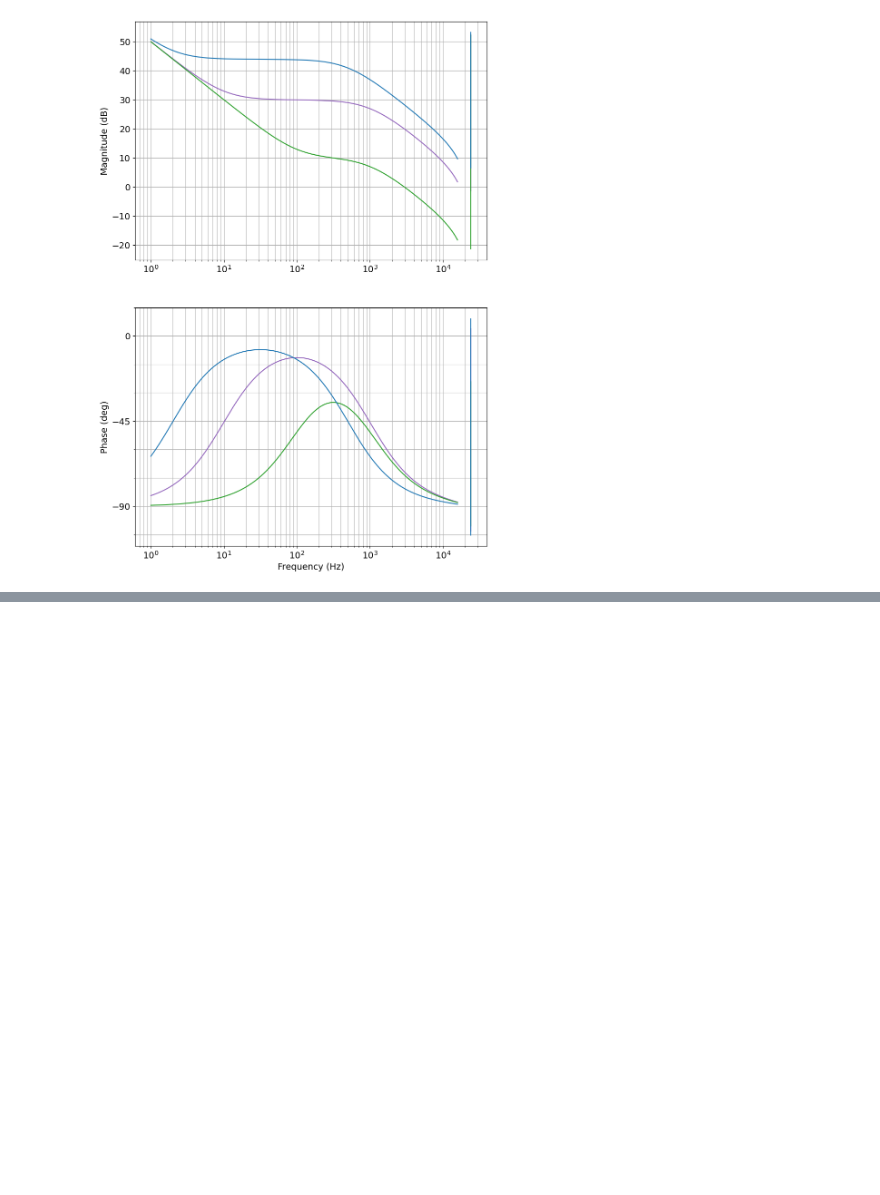
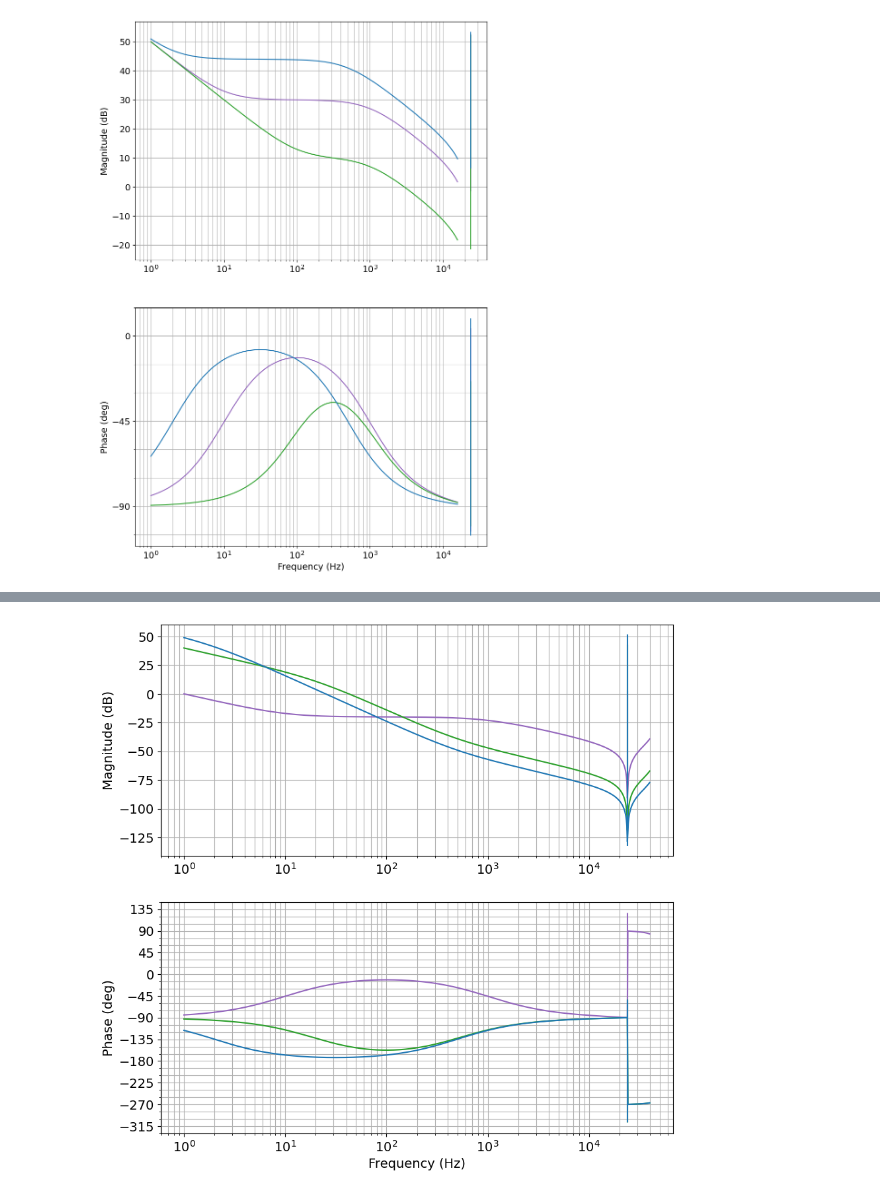
Before and after one commit to mirtcho/motor_control, a Jupyter notebook: jupyter/Untitled5.ipynb, the cells around one changed output, grey strips where cells are left out. Saved outputs shown, nothing was run; the diff lists cells and outputs as text; code cells hidden in the pictures; blank space fills up the shorter version.

```diff
--- a/jupyter/Untitled5.ipynb
+++ b/jupyter/Untitled5.ipynb
@@ -98,3 +98,93 @@ bodeIIRReversedpp = control.bode(hIIRReversedpp, w, dB=1,Hz=1,color='tab:blue')
 #define VBS1 (0.0025409805314674395f)
 #define VBS2 (-1.939895646774175f)
 [figure]
+# %%
+import matplotlib.pyplot as plt
+from matplotlib.widgets import Cursor
+import numpy as np
+import time
+plt.rcParams['font.size'] = 14
+plt.rcParams["figure.figsize"] = 10.0,10.0
+import os
+import control
+
+f = np.logspace(0,4.6,1000)
+f.min()
+f.max()
+len(f)
+w = 2*np.pi*f
+s = control.TransferFunction.s
+
+#################################################################
+#Use Fp0 for the gain amplification of the system
+Fsw = 48000 #Hz
+Fp0 = 1#Hz
+Fz1 = 10 #Hz -adjustable
+Fp1 = 1000 #Hz - adjustale
+# Fp1 = 5000 #Hz
+
+Ts = (1/Fsw)
+Wp0=(Fp0*2*np.pi)
+Wz1=(Fz1*2*np.pi)
+Wp1=(Fp1*2*np.pi)
+
+B0 = ((Ts*Wp0*Wp1*(2+Ts*Wz1)) / (2*(2+Ts*Wp1)*(Wz1)))
+B1 = ((Ts*Ts*Wp0*Wp1) / (2+Ts*Wp1))
+B2 = ((Ts*Wp0*Wp1*(-2+Ts*Wz1)) / (2*(2+Ts*Wp1)*Wz1))
+
+A0 = 1
+A1 = (4 / (2+Ts*Wp1))
+A2 = (-2+Ts*Wp1) / (4 / 2+Ts*Wp1)
+
+print("########### Use the values below for the digital compensator ZOH ###########\n")
+print ("// Fz=",int(Fz1), " Hz    Fp=", int(Fp1)," Hz", "  Fs=",int(Fsw)," Hz"  )
+print(f"#define VAS1 ({A1}f)")
+print(f"#define VAS2 ({A2}f)")
+print(f"#define VBS0 ({B0}f)")
+print(f"#define VBS1 ({B1}f)")
+print(f"#define VBS2 ({B2}f)")
+
+
+Fsw = 48000 #Hz
+Fp0 = 100#Hz
+Fz1 = 500 #Hz -adjustable
+Fp1 = 20 #Hz - adjustale
+
+Ts = (1/Fsw)
+Wp0=(Fp0*2*np.pi)
+Wz1=(Fz1*2*np.pi)
+Wp1=(Fp1*2*np.pi)
+
+vB0 = ((Ts*Wp0*Wp1*(2+Ts*Wz1)) / (2*(2+Ts*Wp1)*(Wz1)))
+vB1 = ((Ts*Ts*Wp0*Wp1) / (2+Ts*Wp1))
+vB2 = ((Ts*Wp0*Wp1*(-2+Ts*Wz1)) / (2*(2+Ts*Wp1)*Wz1))
+vA0 = 1
+vA1 = (4 / (2+Ts*Wp1))
+vA2 = (-2+Ts*Wp1) / (4 / 2+Ts*Wp1)
+
+
+Fsw = 48000 #Hz
+Fp0 = 316#Fp0 = the gain at f=1Hz e.g. Fp0=10 Gain=10 @ 1Hz 316=50dB
+Fz1 = 500 #Hz -adjustable
+Fp1 = 2 #Hz - adjustale
+
+Ts = (1/Fsw)
+Wp0=(Fp0*2*np.pi)
+Wz1=(Fz1*2*np.pi)
+Wp1=(Fp1*2*np.pi)
+
+VVB0 = ((Ts*Wp0*Wp1*(2+Ts*Wz1)) / (2*(2+Ts*Wp1)*(Wz1)))
+VVB1 = ((Ts*Ts*Wp0*Wp1) / (2+Ts*Wp1))
+VVB2 = ((Ts*Wp0*Wp1*(-2+Ts*Wz1)) / (2*(2+Ts*Wp1)*Wz1))
+VVA0 = 1
+VVA1 = (4 / (2+Ts*Wp1))
+VVA2 = (-2+Ts*Wp1) / (4 / 2+Ts*Wp1)
+
+k=1
+hIIRReversed    = control.tf([B0*k, B1*k, B2*k], [A0,-A1, -A2], Ts)
+hIIRReversedp   = control.tf([vB0*k, vB1*k, vB2*k], [vA0,-vA1, -vA2], Ts)
+hIIRReversedpp  = control.tf([VVB0*k, VVB1*k, VVB2*k], [VVA0,-VVA1, -VVA2], Ts)
+bodeIIRReversed = control.bode(hIIRReversed, w, dB=1,Hz=1,color ='tab:purple')
+bodeIIRReversed = control.bode(hIIRReversedp, w, dB=1,Hz=1,color ='tab:green')
+bodeIIRReversed = control.bode(hIIRReversedpp, w, dB=1,Hz=1,color ='tab:blue')
+# %% [output]
@@ -100,0 +199 @@ bodeIIRReversedpp = control.bode(hIIRReversedpp, w, dB=1,Hz=1,color='tab:blue')
+[figure, added]
```
Also changed, not shown: parts of 1 cell of this notebook, 5 other files.
